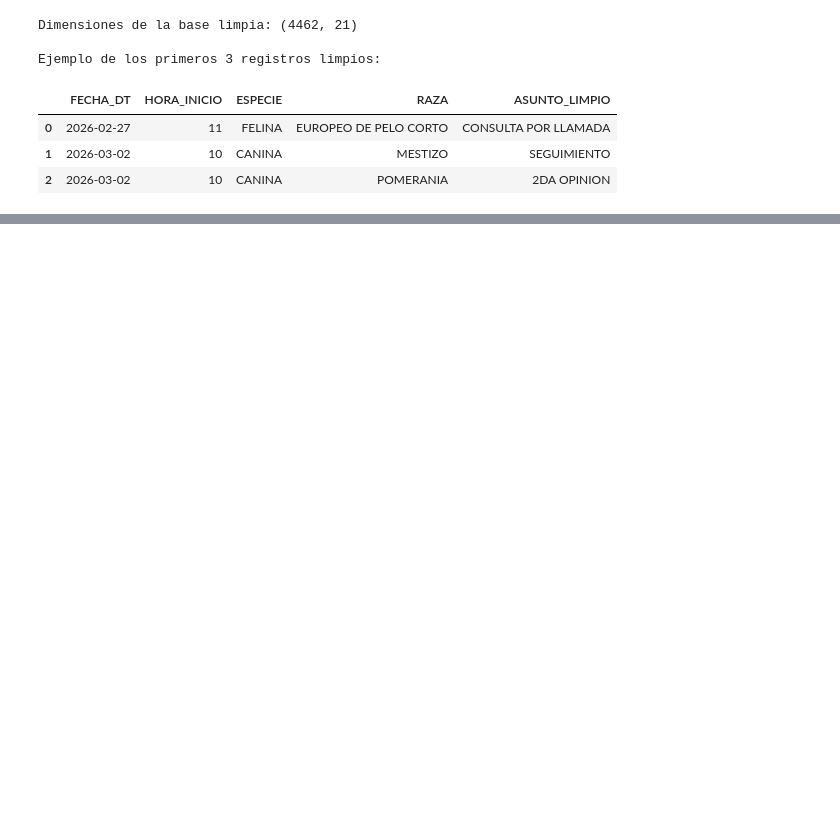
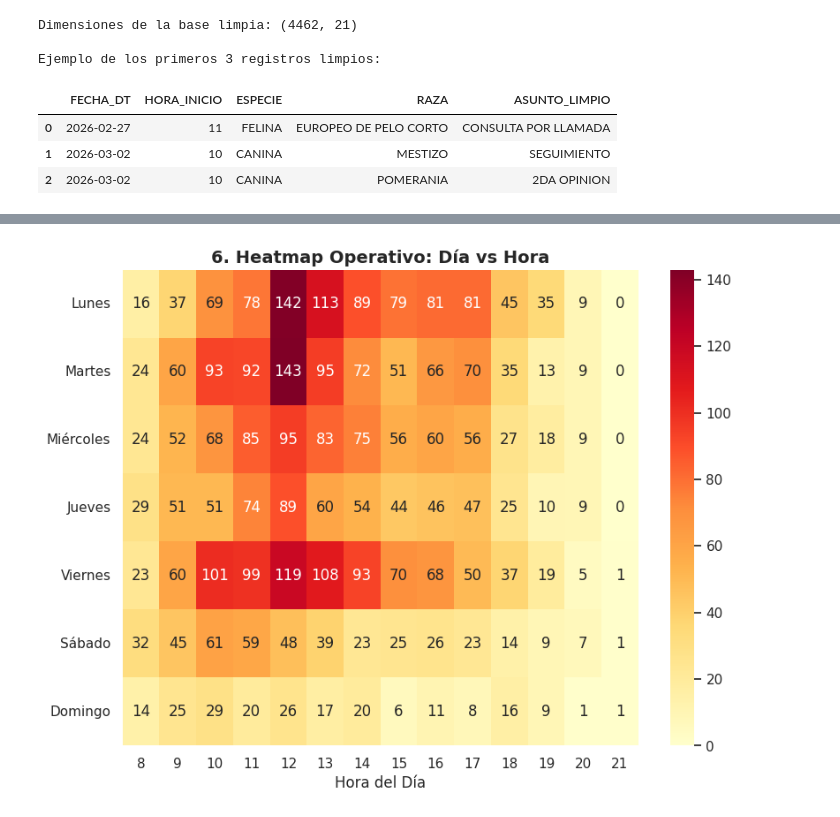
Before and after one commit to Tonioord/TGVH-DS, a Jupyter notebook: TGVH.ipynb, the cells around one changed output, grey strips where cells are left out. Cells and saved outputs as stored; diff of their text form; code cells hidden in the pictures; blank space fills up the shorter version.

```diff
--- a/TGVH.ipynb
+++ b/TGVH.ipynb
@@ -192,0 +213,18 @@ Passing `palette` without assigning `hue` is deprecated and will be removed in v
+# %%
+# 6. Heatmap Operativo
+ax6 = plt.subplot(4, 2, 6)
+dias_orden = ['Monday', 'Tuesday', 'Wednesday', 'Thursday', 'Friday', 'Saturday', 'Sunday']
+dias_es = ['Lunes', 'Martes', 'Miércoles', 'Jueves', 'Viernes', 'Sábado', 'Domingo']
+heatmap_data = df.groupby(['DIA_SEMANA', 'HORA_INICIO']).size().unstack(fill_value=0)
+heatmap_data = heatmap_data.reindex(dias_orden)
+heatmap_data.index = dias_es
+sns.heatmap(heatmap_data, cmap='YlOrRd', annot=True, fmt='g', cbar=True, ax=ax6)
+ax6.set_title('6. Heatmap Operativo: Día vs Hora', fontsize=14, fontweight='bold')
+ax6.set_ylabel('')
+ax6.set_xlabel('Hora del Día')
+
+
+plt.tight_layout()
+plt.show()
+# %% [output]
+[figure, added]
```
Also changed, not shown: parts of 11 cells of this notebook.
